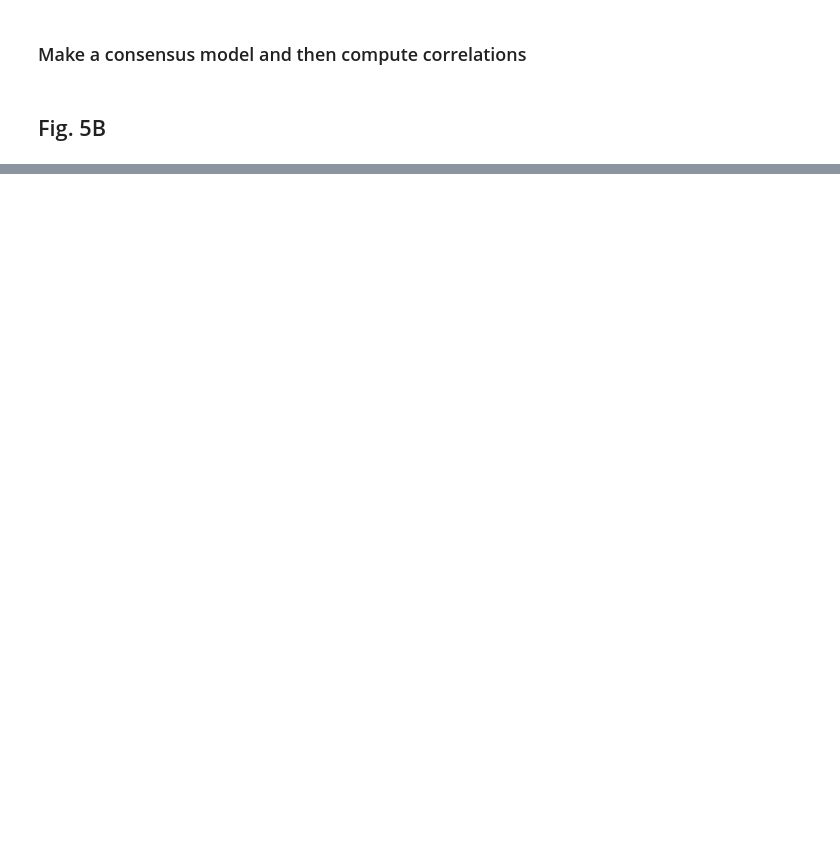
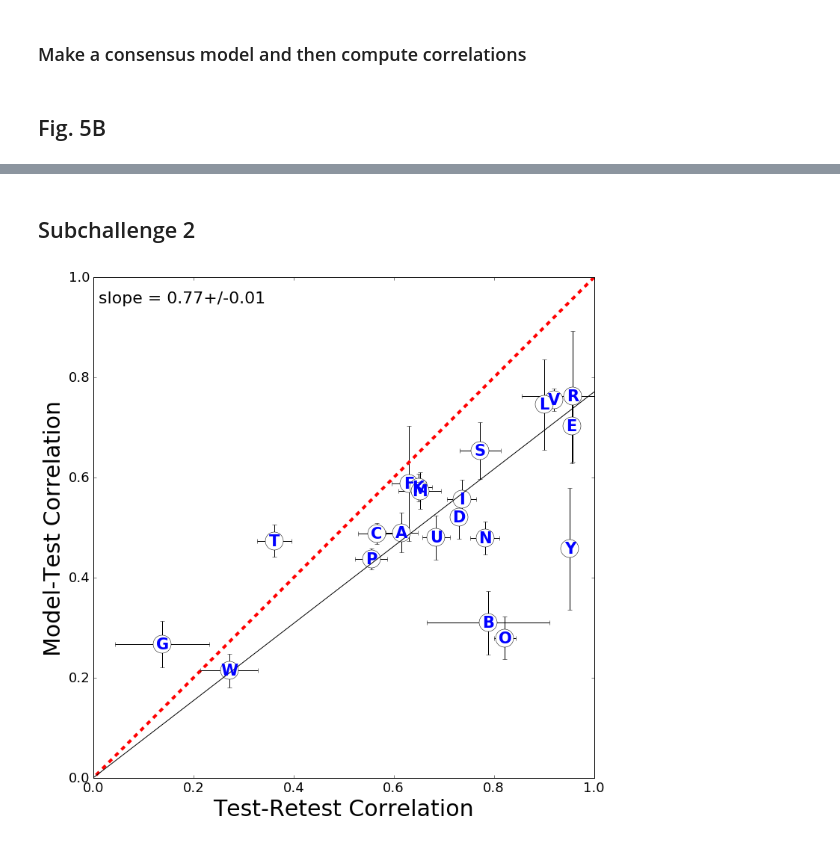
Before and after one commit to dream-olfaction/olfaction-prediction, a Jupyter notebook: opc_python/paper/fig5b-TestRetest.ipynb, the cells around one changed output, grey strips where cells are left out. Saved outputs shown, nothing was run; the diff lists cells and outputs as text; code cells hidden in the pictures; blank space fills up the shorter version.

```diff
--- a/opc_python/paper/fig5b-TestRetest.ipynb
+++ b/opc_python/paper/fig5b-TestRetest.ipynb
@@ -293,0 +297,2 @@ Pooled p = 0.00525 (ignoring intensity and pleasantness)
+# %% [markdown]
+## Subchallenge 2
@@ -293,0 +316,16 @@ Pooled p = 0.00525 (ignoring intensity and pleasantness)
+# %%
+# Turn the prediction arrays into a single 3D prediction array
+y_pred_dec = np.ma.array(Y_pred_dec['mean_std'][:,:21])
+y_obs_2 = np.ma.array(Y_test_other['mean_std'][:,:21])
+y_obs_2.mask = np.zeros_like(y_obs_2)
+y_obs_2.mask[:,0] = True
+
+# There are 20 replications for the high concentration, but only 15 for the 1/1000
+# concentration, so these have to be computed separately.
+y_obs_2[intensity_mask,0] = Y_test_int['mean_std'][:,0]
+
+# Print a summary of the prediction quality
+#scoring.score_summary2(y_pred_dec,y_obs_2,mask=True)
+# %%
+# Use an average of the two models as the prediction
+y_pred = (y_pred_dec + y_pred_lin.mean(axis=2))/2
@@ -293,0 +361,23 @@ Pooled p = 0.00525 (ignoring intensity and pleasantness)
+# %%
+# Same as above, but to compute jacknife samples to get error bars.
+
+sc2_cv_jn = np.ma.masked_all((21,20)) # Empty masked array of length 21.  Model vs. Test
+trt2_cv_jn = np.ma.masked_all((21,20)) # Empty masked array of length 21.  Test vs Retest
+
+for d in range(21):
+    dil = slice(None)#1 if d==0 else slice(None)
+    for i in range(20):
+        indices = [j for j in range(20) if j!=i]
+        o = data.mean(axis=0)[rep_indices,d,dil,0]
+        r = data.mean(axis=0)[rep_indices,d,dil,1]
+        o = o.mean(axis=1) # Collapse the dilution dimension
+        r = r.mean(axis=1) # Collapse the dilution dimension
+        p = y_pred[:,d]
+
+        if not o.mask[i]:
+            rs_sc2 = np.ma.corrcoef(np.ma.concatenate((o[indices],r[indices])),
+                                      np.ma.concatenate((p[indices],p[indices])))[0,1]
+            rs_trt = np.ma.corrcoef(o[indices],r[indices])[0,1]
+
+            sc2_cv_jn[d,i] = rs_sc2
+            trt2_cv_jn[d,i] = rs_trt
@@ -293,0 +388,8 @@ Pooled p = 0.00525 (ignoring intensity and pleasantness)
+# %%
+plot_r(sc2_cv,trt2_cv,1,sc2_cv_jn.std(axis=1),trt_err=trt2_cv_jn.std(axis=1))
+plt.xlim(0,1.0)
+plt.ylim(0,1.0);
+plt.tick_params(axis='both', which='major', labelsize=18);
+plt.savefig('../../figures/test-retest_sc2.eps',format='eps')
+# %% [output]
+[figure, added]
```
Also changed, not shown: parts of 17 cells of this notebook, 6 other files.
